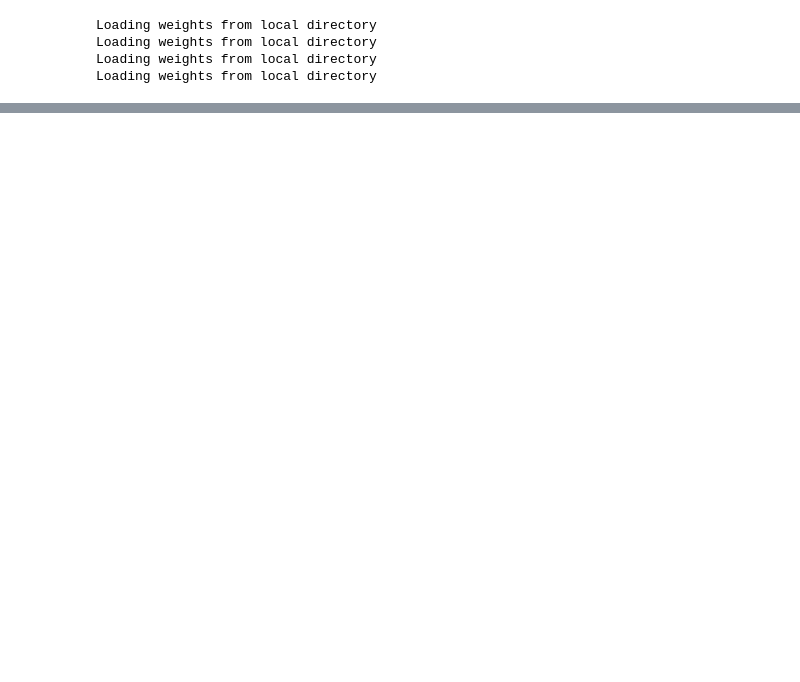
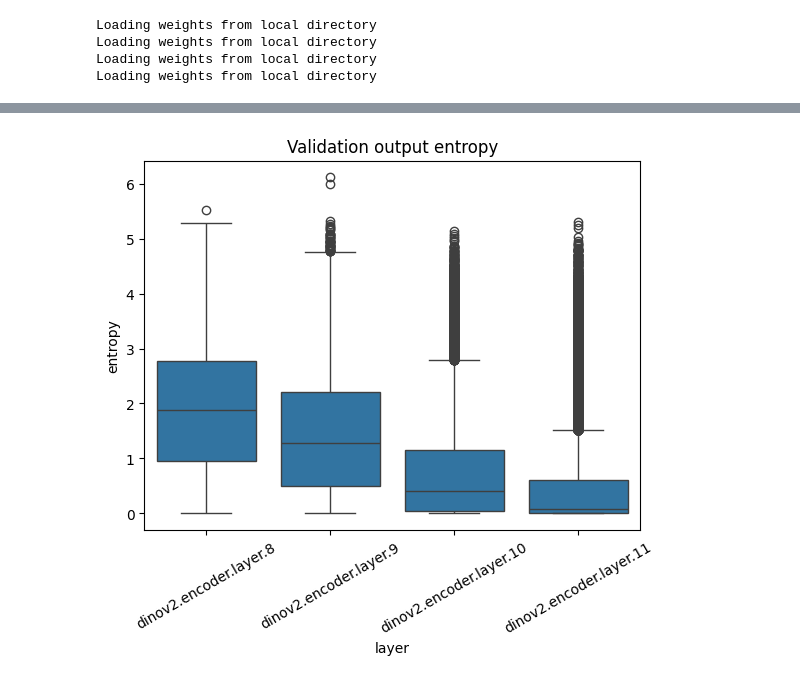
Before and after one commit to lrast/CLSTokenAnalysis, a Jupyter notebook: 1.1.5-decoder_train.ipynb, the cells around one changed output, grey strips where cells are left out. Drawn from its saved outputs; the diff is of its cells as text; code cells hidden in the pictures; blank space fills up the shorter version.

```diff
--- a/1.1.5-decoder_train.ipynb
+++ b/1.1.5-decoder_train.ipynb
@@ -333,0 +212,36 @@ ValueError: x and y must have same first dimension, but have shapes (4,) and (0,
+# %%
+import torch.nn.functional as F
+
+def rowwise_entropy(logits, dim=1):
+    # Convert logits to probabilities
+    probs = F.softmax(logits, dim=dim)
+    # Calculate log probabilities, use torch.clamp to avoid log(0)
+    log_probs = torch.log(probs + 1e-10)
+    # Calculate entropy
+    entropy = -torch.sum(probs * log_probs, dim=dim)
+    return entropy
+# %%
+val_entropies = []
+for layer in results_val.keys():
+    if layer == 'label':
+        continue
+    val_entropies.append(pd.DataFrame({'entropy': rowwise_entropy(results_val[layer]),
+                                       'layer': layer }))
+
+val_entropies = pd.concat(val_entropies)
+
+
+test_entropies = []
+for layer in results_test.keys():
+    if layer == 'label':
+        continue
+    test_entropies.append(pd.DataFrame({'entropy': rowwise_entropy(results_test[layer]),
+                                       'layer': layer }))
+
+test_entropies = pd.concat(test_entropies)
+# %%
+sns.boxplot(val_entropies, x='layer', y='entropy')
+plt.title('Validation output entropy')
+_=plt.xticks(rotation=30)
+# %% [output]
+[figure, added]
```
Also changed, not shown: parts of 56 cells of this notebook, 4 other files.
